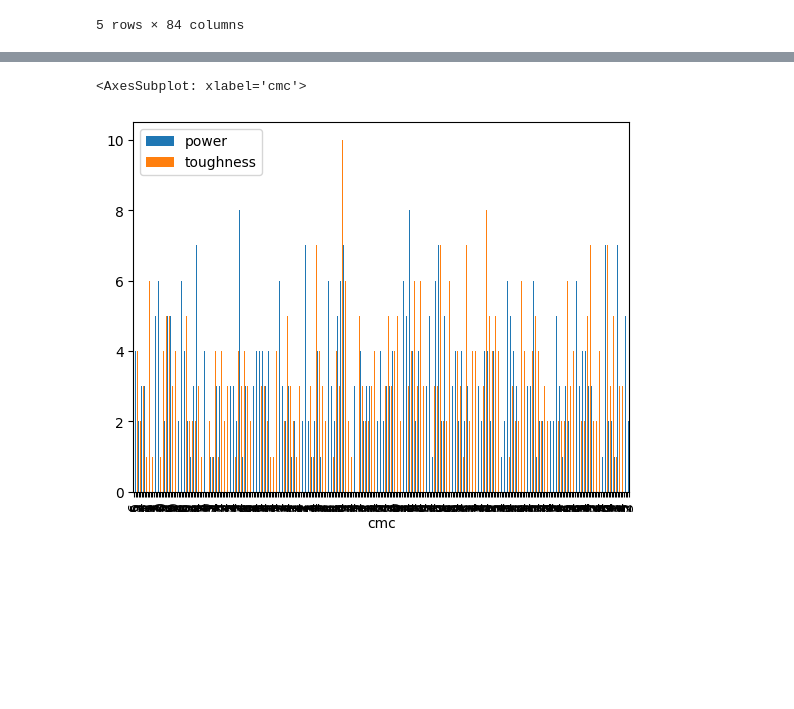
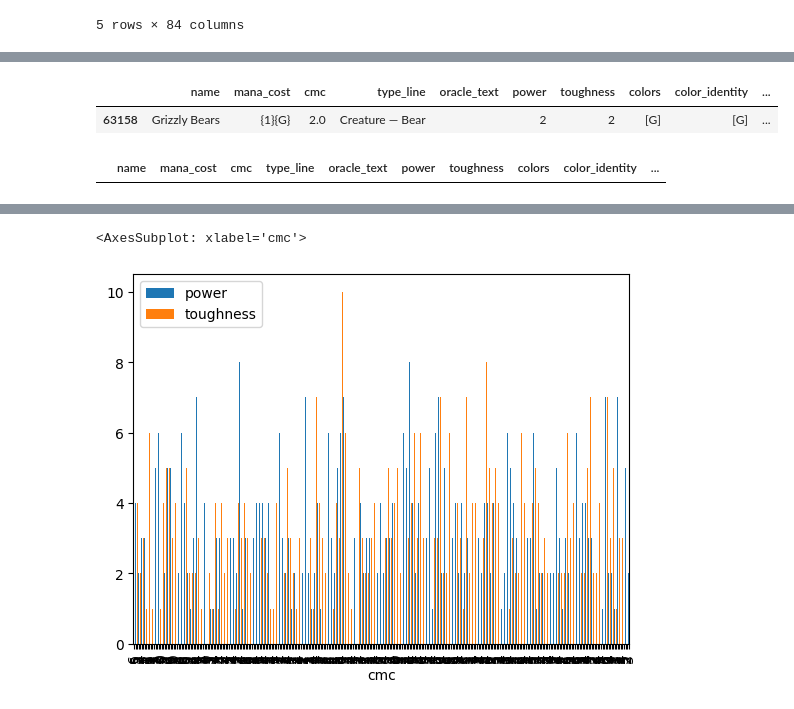
Before and after one commit to Innoviox/mtg-analyzer, a Jupyter notebook: mtganalyzer.ipynb, the cells around one changed output, grey strips where cells are left out. Cells and saved outputs as stored; diff of their text form; code cells hidden in the pictures; blank space fills up the shorter version.

```diff
--- a/mtganalyzer.ipynb
+++ b/mtganalyzer.ipynb
@@ -78 +96,13 @@ for s in sets["data"]:
+# %%
+df[df["name"].str.contains("Bear")].iloc[:1]
+# %% [output]
+|  | name | mana_cost | cmc | type_line | oracle_text | power | toughness | colors | color_identity | ... |
+| 63158 | Grizzly Bears | {1}{G} | 2.0 | Creature — Bear |  | 2 | 2 | [G] | [G] | ... |
+# %%
+vanilla_df = df[df["oracle_text"] == ""]
+vanilla_df = vanilla_df[~vanilla_df["type_line"].str.contains("Creature")]
+
+vanilla_df
+# %% [output]
+|  | name | mana_cost | cmc | type_line | oracle_text | power | toughness | colors | color_identity | ... |
 # %%
```
Also changed, not shown: parts of 30 cells of this notebook.
